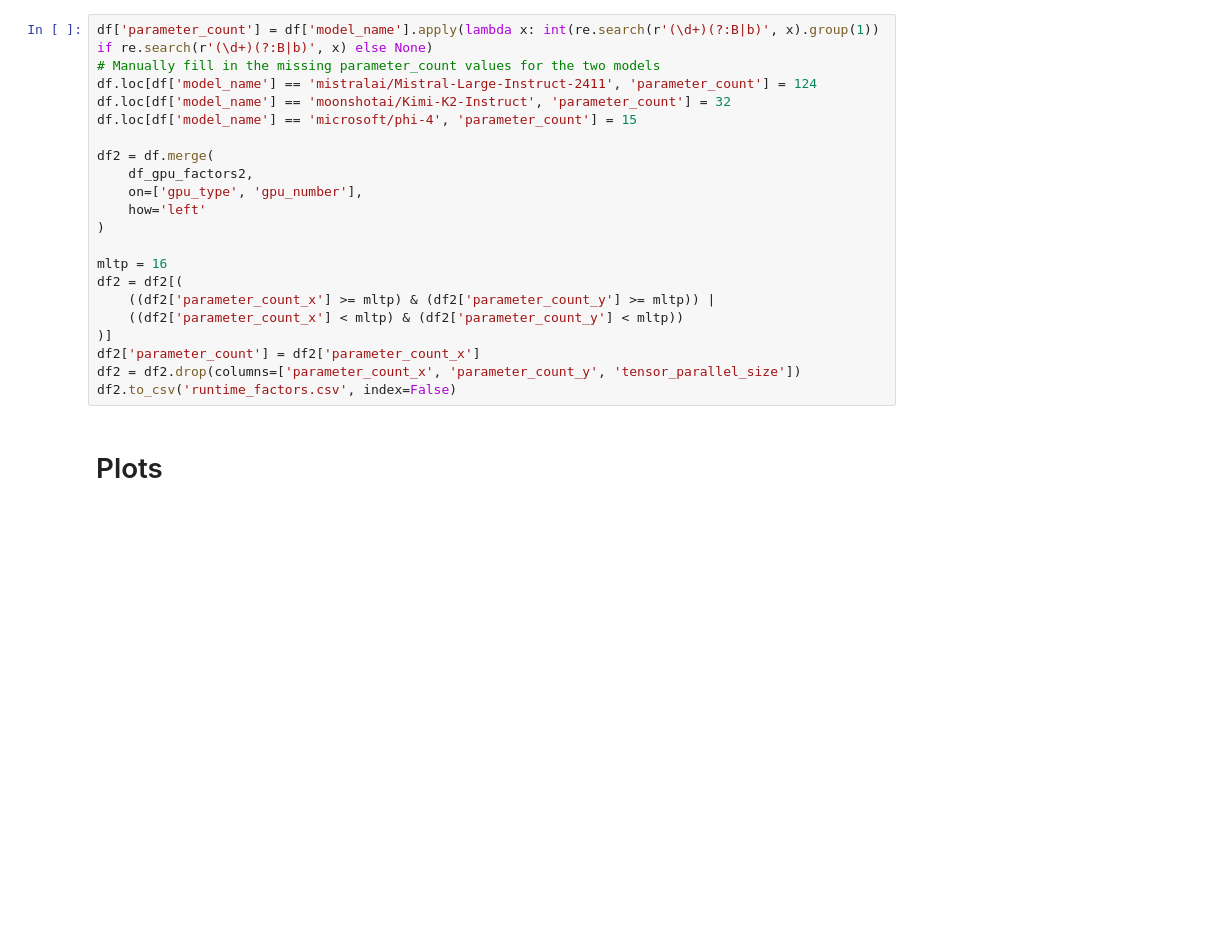
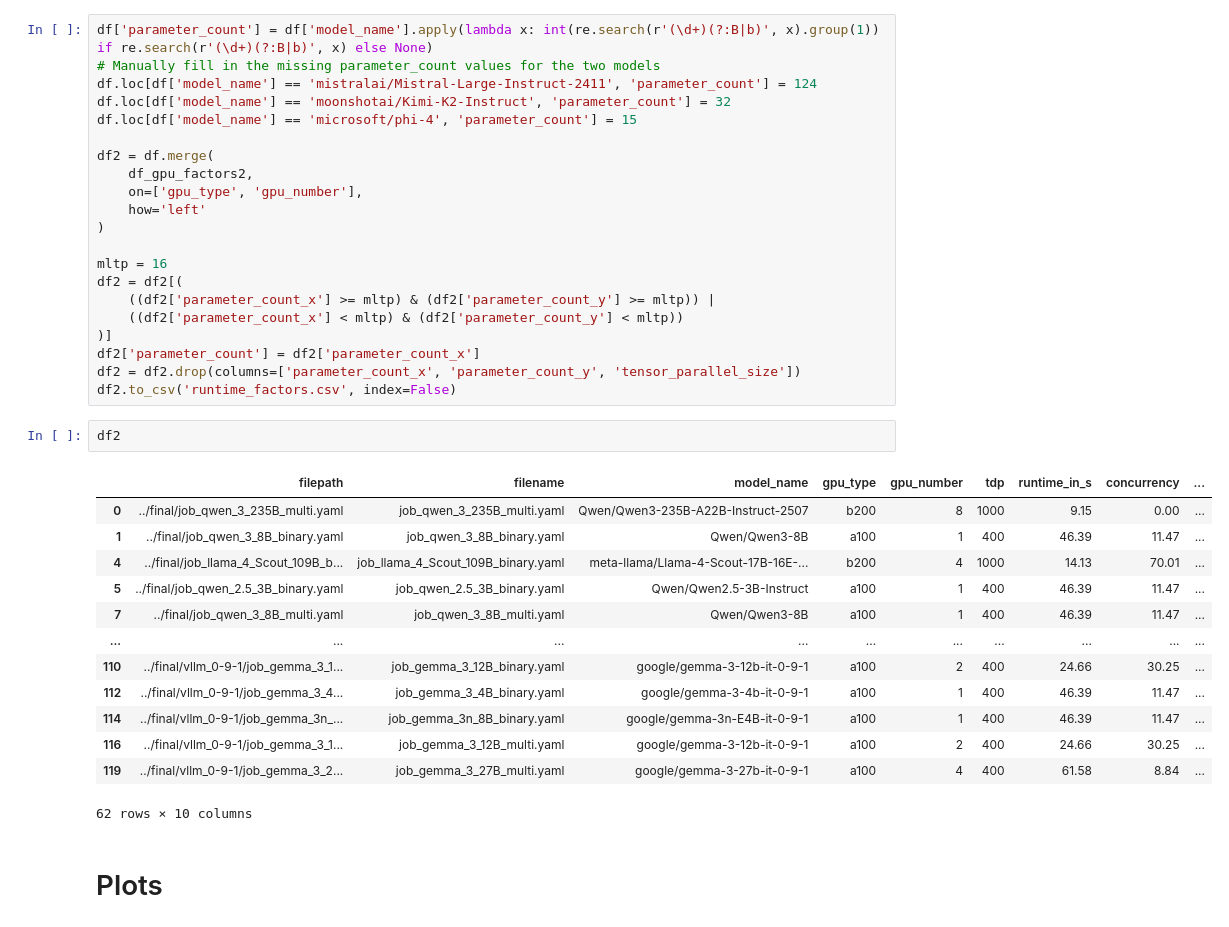
Before and after one commit to Famondir/Thesis, a Jupyter notebook: benchmark_jobs/page_identification/gpu_benchmark/runtime_factors.ipynb, the cells around one changed output. Saved outputs shown, nothing was run; the diff lists cells and outputs as text; blank space fills up the shorter version.

```diff
--- a/benchmark_jobs/page_identification/gpu_benchmark/runtime_factors.ipynb
+++ b/benchmark_jobs/page_identification/gpu_benchmark/runtime_factors.ipynb
@@ -166,6 +162,22 @@ df2 = df2[(
 df2['parameter_count'] = df2['parameter_count_x']
 df2 = df2.drop(columns=['parameter_count_x', 'parameter_count_y', 'tensor_parallel_size'])
 df2.to_csv('runtime_factors.csv', index=False)
+# %%
+df2
+# %% [output]
+|  | filepath | filename | model_name | gpu_type | gpu_number | tdp | runtime_in_s | concurrency | ... |
+| 0 | ../final/job_qwen_3_235B_multi.yaml | job_qwen_3_235B_multi.yaml | Qwen/Qwen3-235B-A22B-Instruct-2507 | b200 | 8 | 1000 | 9.15 | 0.00 | ... |
+| 1 | ../final/job_qwen_3_8B_binary.yaml | job_qwen_3_8B_binary.yaml | Qwen/Qwen3-8B | a100 | 1 | 400 | 46.39 | 11.47 | ... |
+| 4 | ../final/job_llama_4_Scout_109B_b... | job_llama_4_Scout_109B_binary.yaml | meta-llama/Llama-4-Scout-17B-16E-... | b200 | 4 | 1000 | 14.13 | 70.01 | ... |
+| 5 | ../final/job_qwen_2.5_3B_binary.yaml | job_qwen_2.5_3B_binary.yaml | Qwen/Qwen2.5-3B-Instruct | a100 | 1 | 400 | 46.39 | 11.47 | ... |
+| 7 | ../final/job_qwen_3_8B_multi.yaml | job_qwen_3_8B_multi.yaml | Qwen/Qwen3-8B | a100 | 1 | 400 | 46.39 | 11.47 | ... |
+| ... | ... | ... | ... | ... | ... | ... | ... | ... | ... |
+| 110 | ../final/vllm_0-9-1/job_gemma_3_1... | job_gemma_3_12B_binary.yaml | google/gemma-3-12b-it-0-9-1 | a100 | 2 | 400 | 24.66 | 30.25 | ... |
+| 112 | ../final/vllm_0-9-1/job_gemma_3_4... | job_gemma_3_4B_binary.yaml | google/gemma-3-4b-it-0-9-1 | a100 | 1 | 400 | 46.39 | 11.47 | ... |
+| 114 | ../final/vllm_0-9-1/job_gemma_3n_... | job_gemma_3n_8B_binary.yaml | google/gemma-3n-E4B-it-0-9-1 | a100 | 1 | 400 | 46.39 | 11.47 | ... |
+| 116 | ../final/vllm_0-9-1/job_gemma_3_1... | job_gemma_3_12B_multi.yaml | google/gemma-3-12b-it-0-9-1 | a100 | 2 | 400 | 24.66 | 30.25 | ... |
+| 119 | ../final/vllm_0-9-1/job_gemma_3_2... | job_gemma_3_27B_multi.yaml | google/gemma-3-27b-it-0-9-1 | a100 | 4 | 400 | 61.58 | 8.84 | ... |
+62 rows × 10 columns
 # %% [markdown]
 # Plots
 # %%
```
Also changed, not shown: parts of 1 cell of this notebook, 14 other files.
